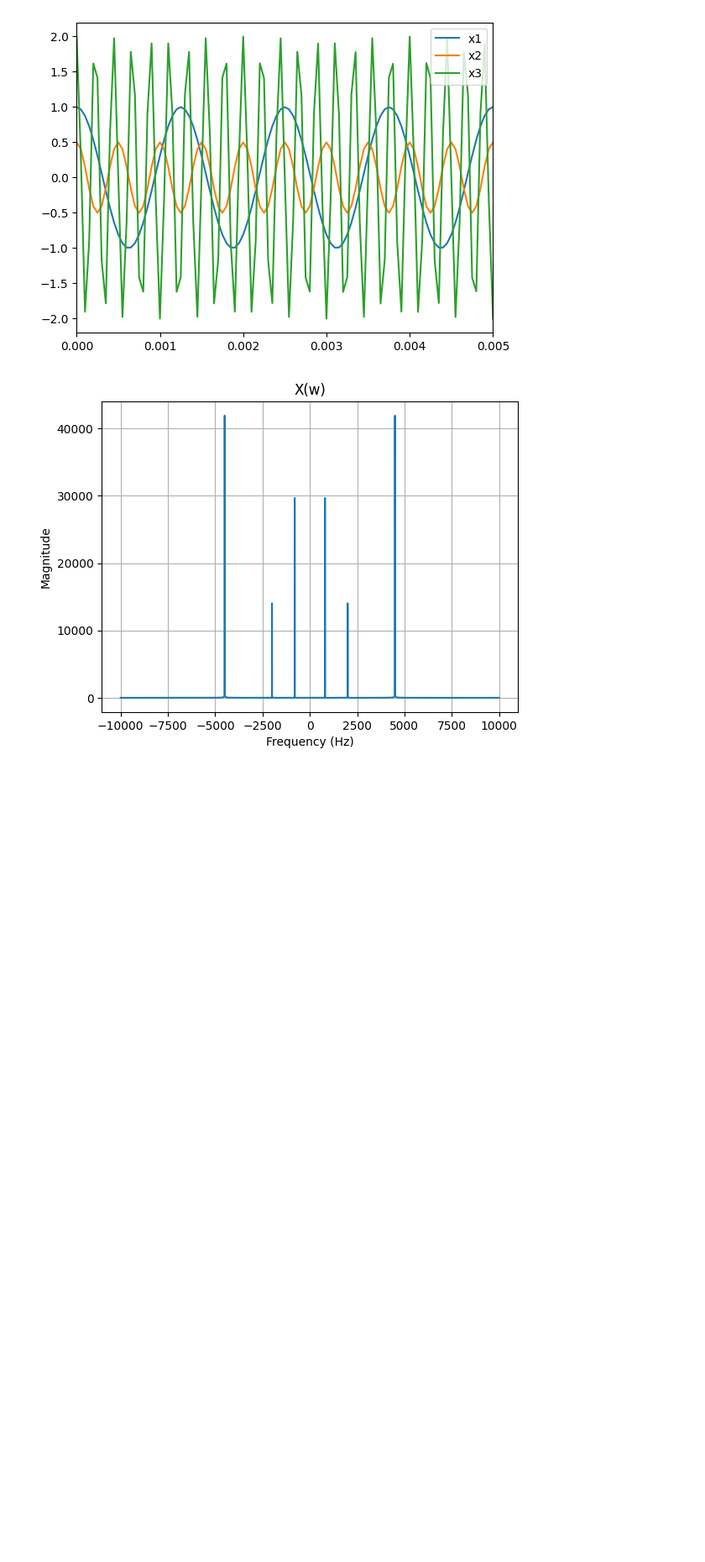
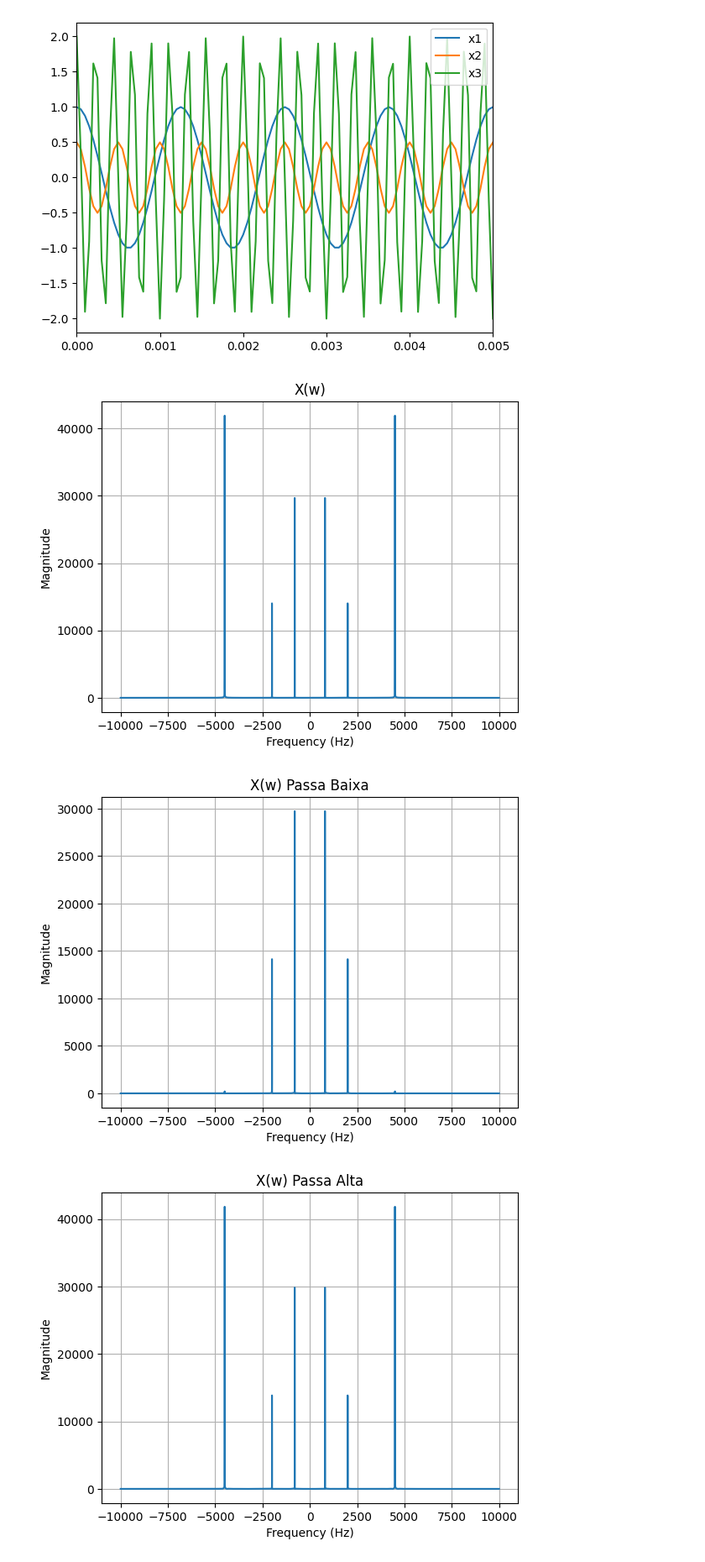
Before and after one commit to andrevale99/STD_DCA0107, a Jupyter notebook: U2/Lista_05/lista_05.ipynb, the cells around one changed output. Shown at 84% size. Drawn from its saved outputs; the diff is of its cells as text; code cells hidden in the pictures; blank space fills up the shorter version.

```diff
--- a/U2/Lista_05/lista_05.ipynb
+++ b/U2/Lista_05/lista_05.ipynb
@@ -201,3 +201,14 @@ plotspec(x, Ts, "X(w)")
 # %% [output]
 [figure]
 [figure]
+# %%
+x_filtrado_lb = signal.lfilter(taps_lb, 1, x)
+x_filtrado_hb = signal.lfilter(taps_hb, 1, x)
+x_filtrado_rb = signal.lfilter(taps_rb, 1, x)
+
+plotspec(x_filtrado_lb, Ts, "X(w) Passa Baixa")
+plotspec(x_filtrado_hb, Ts, "X(w) Passa Alta")
+plotspec(x_filtrado_rb, Ts, "X(w) Rejeita Faixa")
+# %% [output]
+[figure, added]
+[figure, added]
```
Also changed, not shown: parts of 28 cells of this notebook.
